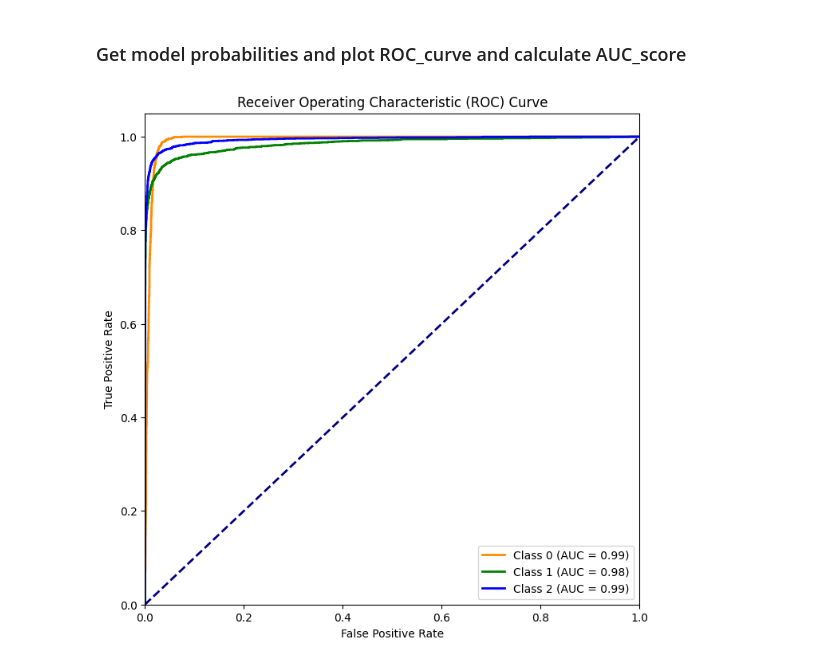
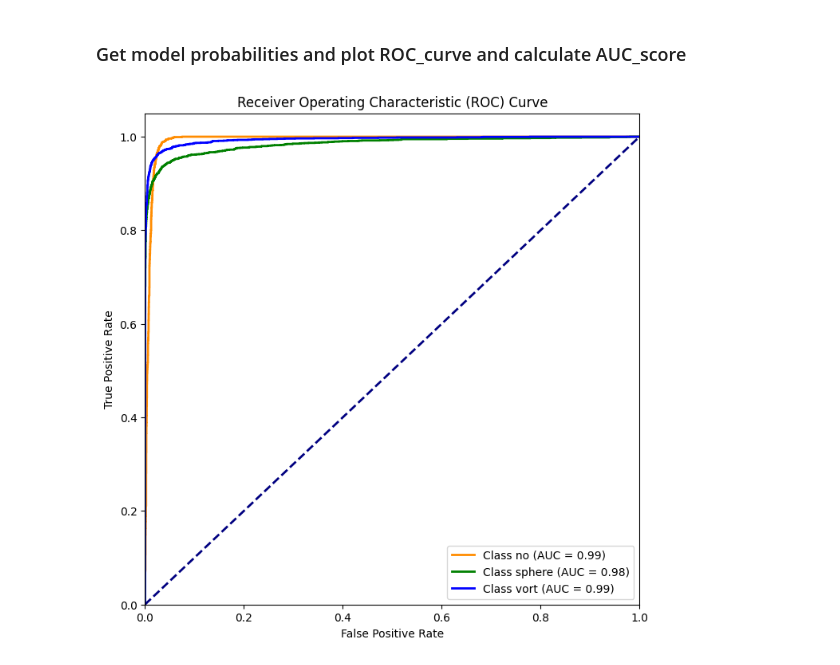
Before and after one commit to Ahmad-Omar-Ahsan/DeepLense_Test, a Jupyter notebook: task_1.ipynb, the cells around one changed output. Cells and saved outputs as stored; diff of their text form; code cells hidden in the pictures.

```diff
--- a/task_1.ipynb
+++ b/task_1.ipynb
@@ -160,17 +162,17 @@ for i in range(3):
 # %%
 import matplotlib.pyplot as plt
 plt.figure(figsize=(8, 8))
-plt.plot(fpr[0], tpr[0], color='darkorange', lw=2, label='Class 0 (AUC = %0.2f)' % roc_auc[0])
-plt.plot(fpr[1], tpr[1], color='green', lw=2, label='Class 1 (AUC = %0.2f)' % roc_auc[1])
-plt.plot(fpr[2], tpr[2], color='blue', lw=2, label='Class 2 (AUC = %0.2f)' % roc_auc[2])
+plt.plot(fpr[0], tpr[0], color='darkorange', lw=2, label='Class no (AUC = %0.2f)' % roc_auc[0])
+plt.plot(fpr[1], tpr[1], color='green', lw=2, label='Class sphere (AUC = %0.2f)' % roc_auc[1])
+plt.plot(fpr[2], tpr[2], color='blue', lw=2, label='Class vort (AUC = %0.2f)' % roc_auc[2])
 # plt.plot(fpr_micro, tpr_micro, color='gray', lw=2, linestyle='--', label='Micro-Averaged ROC (AUC = %0.2f)' % roc_auc_micro)
 plt.plot([0, 1], [0, 1], color='navy', lw=2, linestyle='--')
 plt.xlim([0.0, 1.0])
 plt.ylim([0.0, 1.05])
 plt.xlabel('False Positive Rate')
 plt.ylabel('True Positive Rate')
 plt.title('Receiver Operating Characteristic (ROC) Curve')
 plt.legend(loc="lower right")
 plt.show()
 # %% [output]
-[figure, old version]
+[figure, new version]
```
Also changed, not shown: parts of 2 cells of this notebook, 2 other files.
